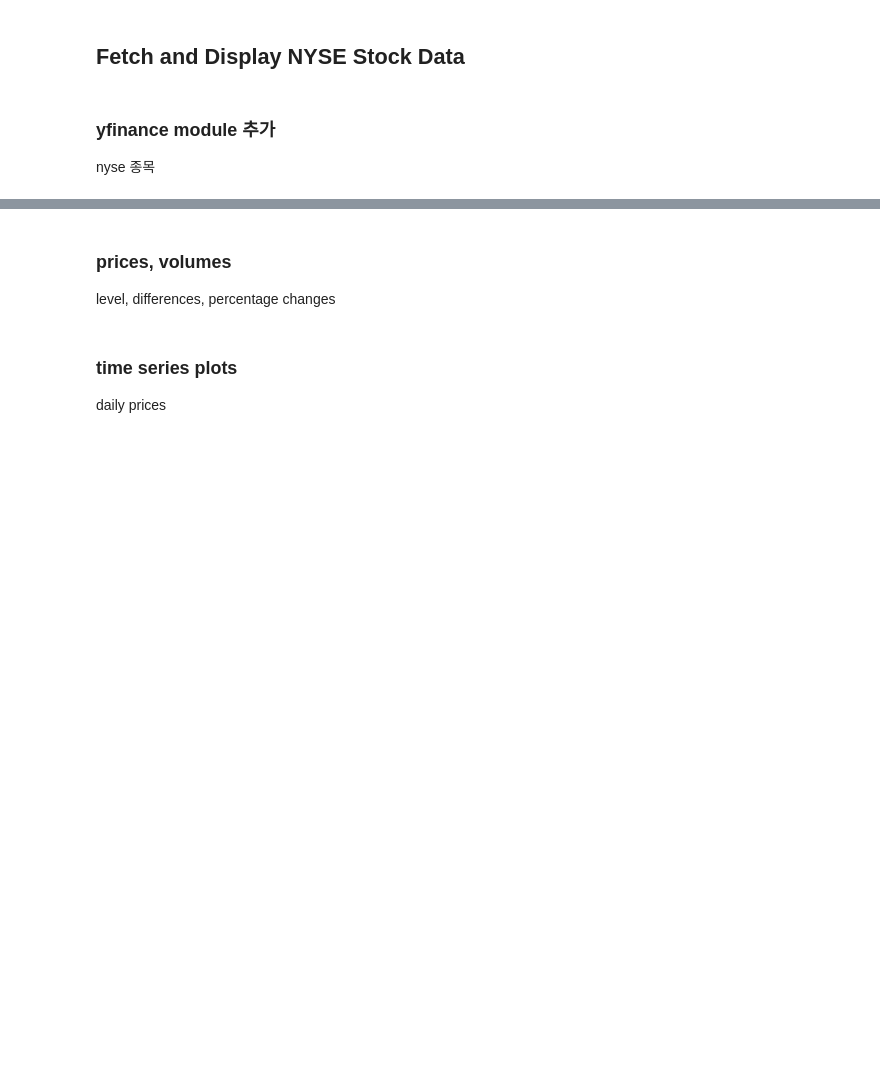
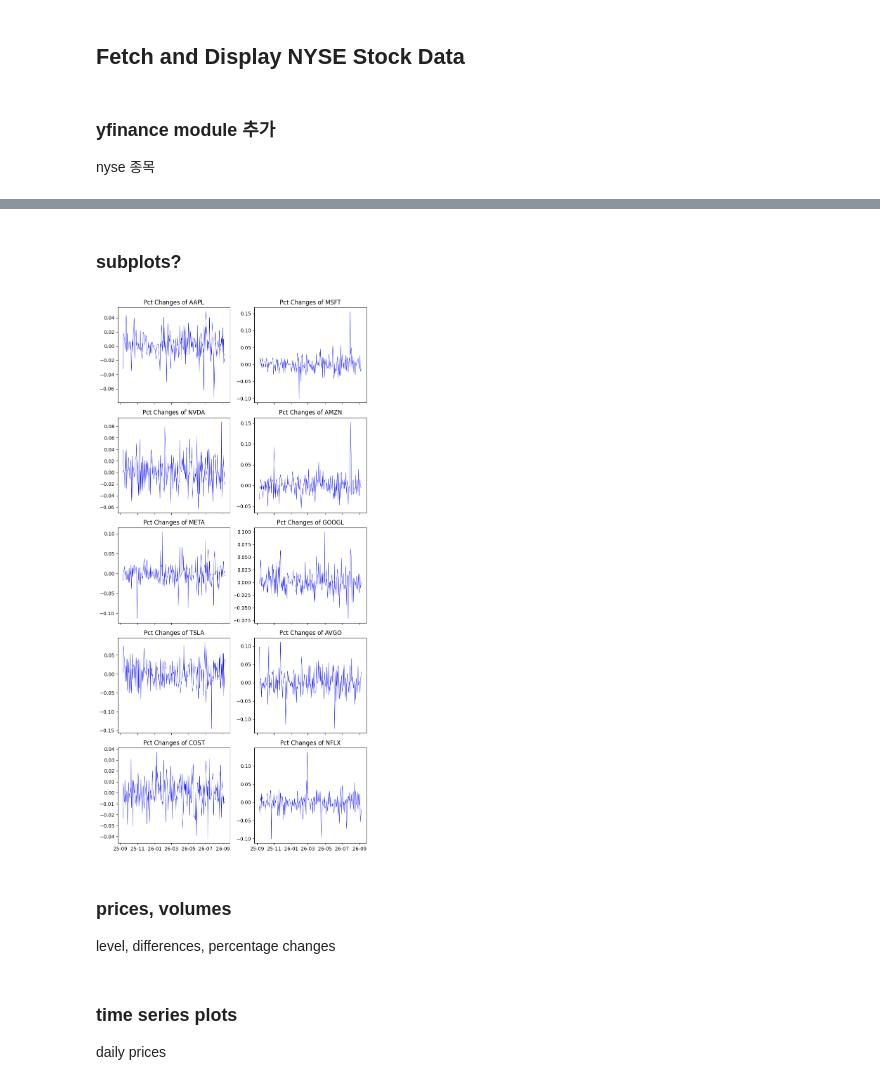
Before and after one commit to bahn28/salad, a Jupyter notebook: az_nyse_001.ipynb, the cells around one changed output, grey strips where cells are left out. Saved outputs shown, nothing was run; the diff lists cells and outputs as text; code cells hidden in the pictures; blank space fills up the shorter version.

```diff
--- a/az_nyse_001.ipynb
+++ b/az_nyse_001.ipynb
@@ -129,3 +129,23 @@ memory usage: 499.6 KB
+# %% [markdown]
+### subplots?
+# %%
+# NYSE daily stock prices and trading volumes
+# 변수로 받는 방법.
+yymmdd = df_dat.index   # 자료를 불러올 때, 자동으로 기준 인덱스로 설정된다고 함.
+yymmdd = pd.to_datetime( yymmdd )
+
+fig, axes = plt.subplots(5, 2, figsize=(8, 16), sharex=True)
+
+for ax, ticker in zip(axes.flat, tickers) :
+  ax.plot(yymmdd, df_dat_cls[ticker].pct_change(), color='blue', linewidth=0.5)
+  ax.set_title(f" Pct Changes of {ticker} ")
+#  ax.set_title(f" Closing Prices of {ticker} ")
+  ax.xaxis.set_major_locator(mdates.MonthLocator(interval=2))
+  ax.xaxis.set_major_formatter(mdates.DateFormatter('%y-%m'))
+plt.tight_layout()
+plt.show()
+# %% [output]
+[figure, added]
 # %% [markdown]
 ### prices, volumes
 level, differences, percentage changes
```
Also changed, not shown: parts of 3 cells of this notebook.
